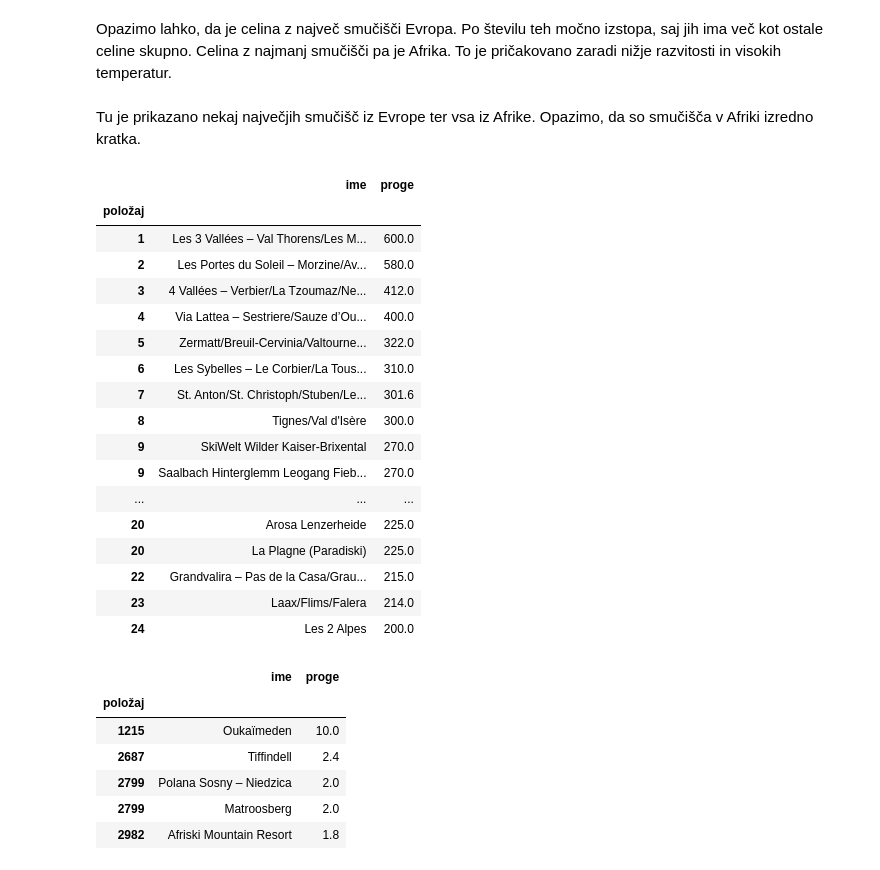
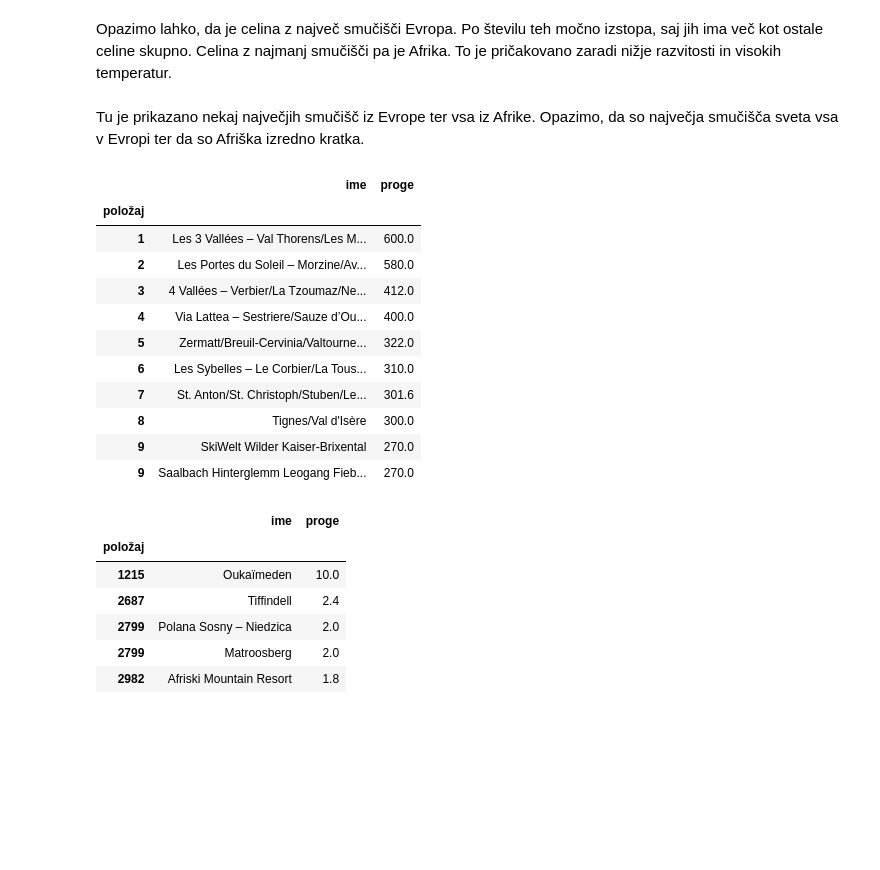
Before and after one commit to NejcZibret/ProjektnaNaloga2024, a Jupyter notebook: analiza.ipynb, the cells around one changed output. Saved outputs shown, nothing was run; the diff lists cells and outputs as text; code cells hidden in the pictures; blank space fills up the shorter version.

```diff
--- a/analiza.ipynb
+++ b/analiza.ipynb
@@ -10,7 +10,7 @@ import pandas as pd
 smucisca = pd.read_csv(r'C:\Users\Nejc\AnalizaBesed\ProjektnaNaloga2024\smucisca.csv', index_col='položaj')
 
 # ker bomo delali z velikimi razpredelnicami, povemo, da naj se vedno izpiše le 20 vrstic
-pd.options.display.max_rows = 20
+pd.options.display.max_rows = 22
 
 %matplotlib inline
 
@@ -60,28 +58,22 @@ dtype: int64
 # %% [markdown]
 Opazimo lahko, da je celina z največ smučišči Evropa. Po številu teh močno izstopa, saj jih ima več kot ostale celine skupno. Celina z najmanj smučišči pa je Afrika. To je pričakovano zaradi nižje razvitosti in visokih temperatur.
 # %% [markdown]
-Tu je prikazano nekaj največjih smučišč iz Evrope ter vsa iz Afrike. Opazimo, da so smučišča v Afriki izredno kratka.
+Tu je prikazano nekaj največjih smučišč iz Evrope ter vsa iz Afrike. Opazimo, da so največja smučišča sveta vsa v Evropi ter da so Afriška izredno kratka.
 # %%
-smucisca[smucisca['celina'] == 'Europe'][['ime', 'proge']].head(20)
+smucisca[smucisca['celina'] == 'Europe'][['ime', 'proge']].head(10)
 # %% [output]
 |  | ime | proge |
 | položaj |  |  |
 | 1 | Les 3 Vallées – Val Thorens/Les M... | 600.0 |
 | 2 | Les Portes du Soleil – Morzine/Av... | 580.0 |
 | 3 | 4 Vallées – Verbier/La Tzoumaz/Ne... | 412.0 |
 | 4 | Via Lattea – Sestriere/Sauze d’Ou... | 400.0 |
 | 5 | Zermatt/Breuil-Cervinia/Valtourne... | 322.0 |
 | 6 | Les Sybelles – Le Corbier/La Tous... | 310.0 |
 | 7 | St. Anton/St. Christoph/Stuben/Le... | 301.6 |
 | 8 | Tignes/Val d'Isère | 300.0 |
 | 9 | SkiWelt Wilder Kaiser-Brixental | 270.0 |
 | 9 | Saalbach Hinterglemm Leogang Fieb... | 270.0 |
-| ... | ... | ... |
-| 20 | Arosa Lenzerheide | 225.0 |
-| 20 | La Plagne (Paradiski) | 225.0 |
-| 22 | Grandvalira – Pas de la Casa/Grau... | 215.0 |
-| 23 | Laax/Flims/Falera | 214.0 |
-| 24 | Les 2 Alpes | 200.0 |
 # %%
 smucisca[smucisca['celina'] == 'Africa'][['ime', 'proge']]
 # %% [output]
```
Also changed, not shown: parts of 24 cells of this notebook, 3 other files.
